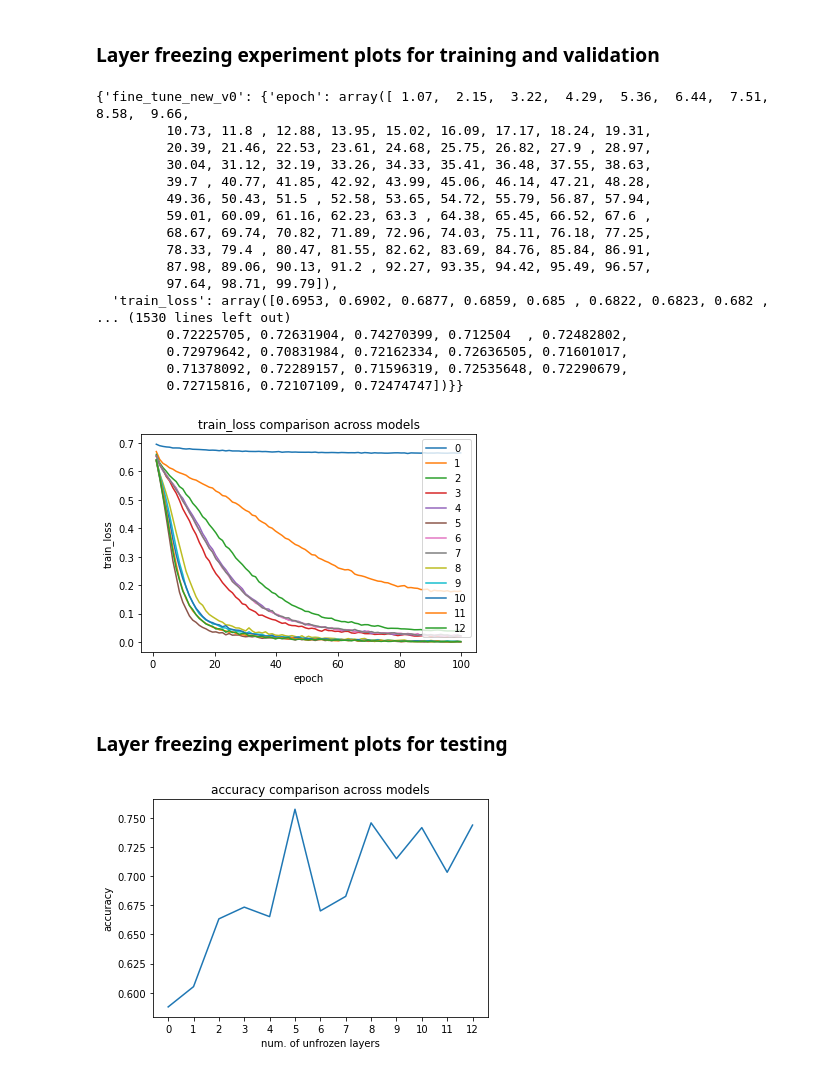
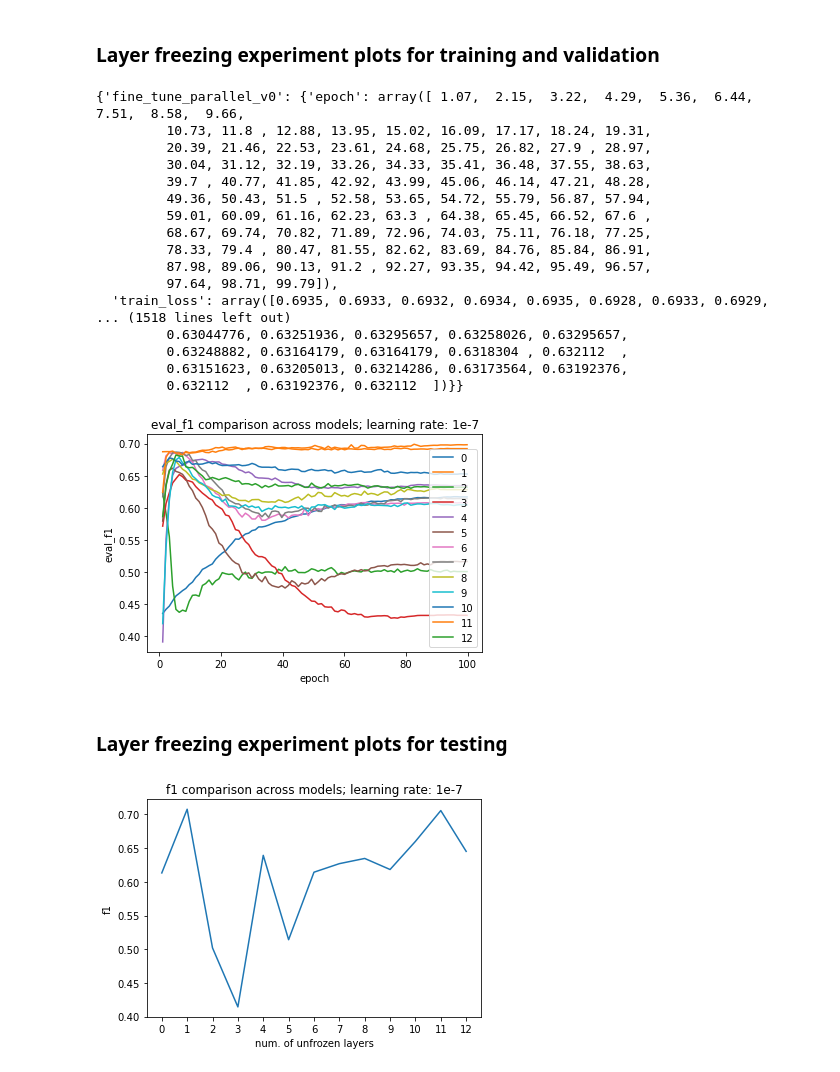
Before and after one commit to ninasachdev/QCB557_project, a Jupyter notebook: make_plots.ipynb, the cells around one changed output. Drawn from its saved outputs; the diff is of its cells as text; code cells hidden in the pictures.

Commit message:
changes made to make_plots.ipynb

```diff
--- a/make_plots.ipynb
+++ b/make_plots.ipynb
@@ -110,8 +98,8 @@ layers = range(0, 13)
 all_train_data = {}
 # %%
 for layer in layers:
-    model_name = f'fine_tune_new_v{layer}'
-    log = pd.read_csv(f'/scratch/gpfs/aa8417/QCB557_project/model_output/log_{model_name}.csv')
+    model_name = f'fine_tune_parallel_v{layer}'
+    log = pd.read_csv(f'/scratch/gpfs/aa8417/QCB557_project/model_output/parallel_{lr}_041624/log_{model_name}.csv')
 
     epoch = log['epoch'].unique()[:-1]
     train_loss = np.array(log['loss'].dropna())
@@ -127,7 +115,7 @@ for layer in layers:
 # %%
 all_train_data
 # %% [output]
-{'fine_tune_new_v0': {'epoch': array([ 1.07,  2.15,  3.22,  4.29,  5.36,  6.44,  7.51,  8.58,  9.66,
+{'fine_tune_parallel_v0': {'epoch': array([ 1.07,  2.15,  3.22,  4.29,  5.36,  6.44,  7.51,  8.58,  9.66,
          10.73, 11.8 , 12.88, 13.95, 15.02, 16.09, 17.17, 18.24, 19.31,
          20.39, 21.46, 22.53, 23.61, 24.68, 25.75, 26.82, 27.9 , 28.97,
          30.04, 31.12, 32.19, 33.26, 34.33, 35.41, 36.48, 37.55, 38.63,
@@ -138,32 +126,32 @@ all_train_data
          78.33, 79.4 , 80.47, 81.55, 82.62, 83.69, 84.76, 85.84, 86.91,
          87.98, 89.06, 90.13, 91.2 , 92.27, 93.35, 94.42, 95.49, 96.57,
          97.64, 98.71, 99.79]),
-  'train_loss': array([0.6953, 0.6902, 0.6877, 0.6859, 0.685 , 0.6822, 0.6823, 0.682 ,
-... (1530 lines left out)
-         0.72225705, 0.72631904, 0.74270399, 0.712504  , 0.72482802,
-         0.72979642, 0.70831984, 0.72162334, 0.72636505, 0.71601017,
-         0.71378092, 0.72289157, 0.71596319, 0.72535648, 0.72290679,
-         0.72715816, 0.72107109, 0.72474747])}}
+  'train_loss': array([0.6935, 0.6933, 0.6932, 0.6934, 0.6935, 0.6928, 0.6933, 0.6929,
+... (1518 lines left out)
+         0.63044776, 0.63251936, 0.63295657, 0.63258026, 0.63295657,
+         0.63248882, 0.63164179, 0.63164179, 0.6318304 , 0.632112  ,
+         0.63151623, 0.63205013, 0.63214286, 0.63173564, 0.63192376,
+         0.632112  , 0.63192376, 0.632112  ])}}
 # %%
-epoch = all_train_data['fine_tune_new_v0']['epoch']
+epoch = all_train_data['fine_tune_parallel_v0']['epoch']
 layers = range(0, 13)
 # %%
 # train_loss, valid_loss, eval_accuracy, eval_precision, eval_recall, or eval_f1
-data_type = 'train_loss'
+data_type = 'eval_f1'
 
-model_name_0 = f'fine_tune_new_v0'
-model_name_1 = f'fine_tune_new_v1'
-model_name_2 = f'fine_tune_new_v2'
-model_name_3 = f'fine_tune_new_v3'
-model_name_4 = f'fine_tune_new_v4'
-model_name_5 = f'fine_tune_new_v5'
-model_name_6 = f'fine_tune_new_v6'
-model_name_7 = f'fine_tune_new_v7'
-model_name_8 = f'fine_tune_new_v8'
-model_name_9 = f'fine_tune_new_v9'
-model_name_10 = f'fine_tune_new_v10'
-model_name_11 = f'fine_tune_new_v11'
-model_name_12 = f'fine_tune_new_v12'
+model_name_0 = f'fine_tune_parallel_v0'
+model_name_1 = f'fine_tune_parallel_v1'
+model_name_2 = f'fine_tune_parallel_v2'
+model_name_3 = f'fine_tune_parallel_v3'
+model_name_4 = f'fine_tune_parallel_v4'
+model_name_5 = f'fine_tune_parallel_v5'
+model_name_6 = f'fine_tune_parallel_v6'
+model_name_7 = f'fine_tune_parallel_v7'
+model_name_8 = f'fine_tune_parallel_v8'
+model_name_9 = f'fine_tune_parallel_v9'
+model_name_10 = f'fine_tune_parallel_v10'
+model_name_11 = f'fine_tune_parallel_v11'
+model_name_12 = f'fine_tune_parallel_v12'
 # %%
 data_v0 = all_train_data[model_name_0][data_type]
 data_v1 = all_train_data[model_name_1][data_type]
@@ -181,26 +169,26 @@ data_v12 = all_train_data[model_name_12][data_type]
 # %%
 plt.plot(epoch, data_v0, label='0')
 plt.plot(epoch, data_v1, label='1')
 plt.plot(epoch, data_v2, label='2')
 plt.plot(epoch, data_v3, label='3')
 plt.plot(epoch, data_v4, label='4')
 plt.plot(epoch, data_v5, label='5')
 plt.plot(epoch, data_v6, label='6')
 plt.plot(epoch, data_v7, label='7')
 plt.plot(epoch, data_v8, label='8')
 plt.plot(epoch, data_v9, label='9')
 plt.plot(epoch, data_v10, label='10')
 plt.plot(epoch, data_v11, label='11')
 plt.plot(epoch, data_v12, label='12')
 
 plt.xlabel('epoch')
 plt.ylabel(f'{data_type}')
-plt.title(f'{data_type} comparison across models')
+plt.title(f'{data_type} comparison across models; learning rate: {lr}')
 plt.legend(title='num of unfrozen pretrained layers')
 plt.legend()
 plt.show()
 # %% [output]
-[figure, old version]
+[figure, new version]
 # %% [markdown]
 ### Layer freezing experiment plots for testing
 # %%
@@ -266,8 +254,8 @@ plt.plot(layers, data)
 plt.xticks(layers)
 
 plt.xlabel('num. of unfrozen layers')
-plt.title(f'{data_type} comparison across models')
+plt.title(f'{data_type} comparison across models; learning rate: {lr}')
 plt.ylabel(f'{data_type}')
 plt.show()
 # %% [output]
-[figure, old version]
+[figure, new version]
```
Also changed, not shown: parts of 8 cells of this notebook.
